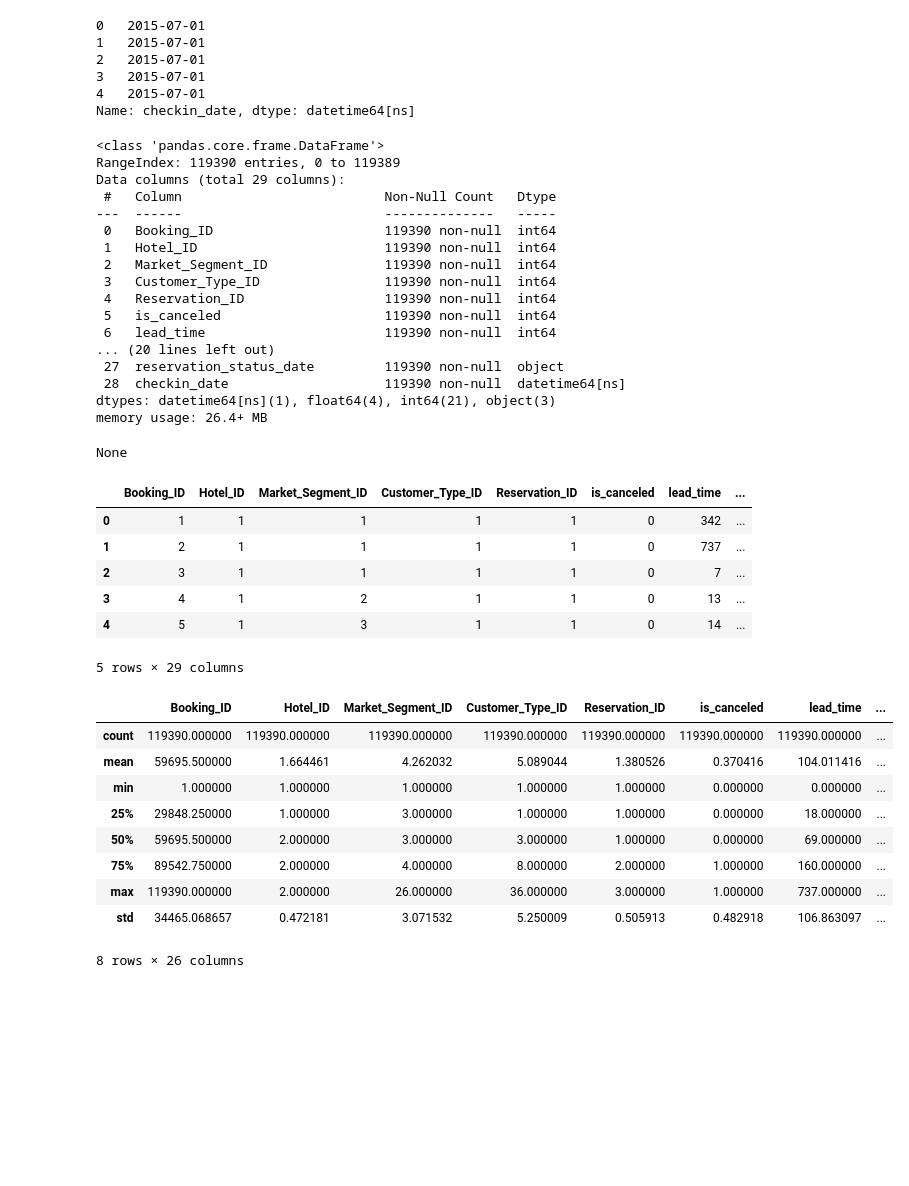
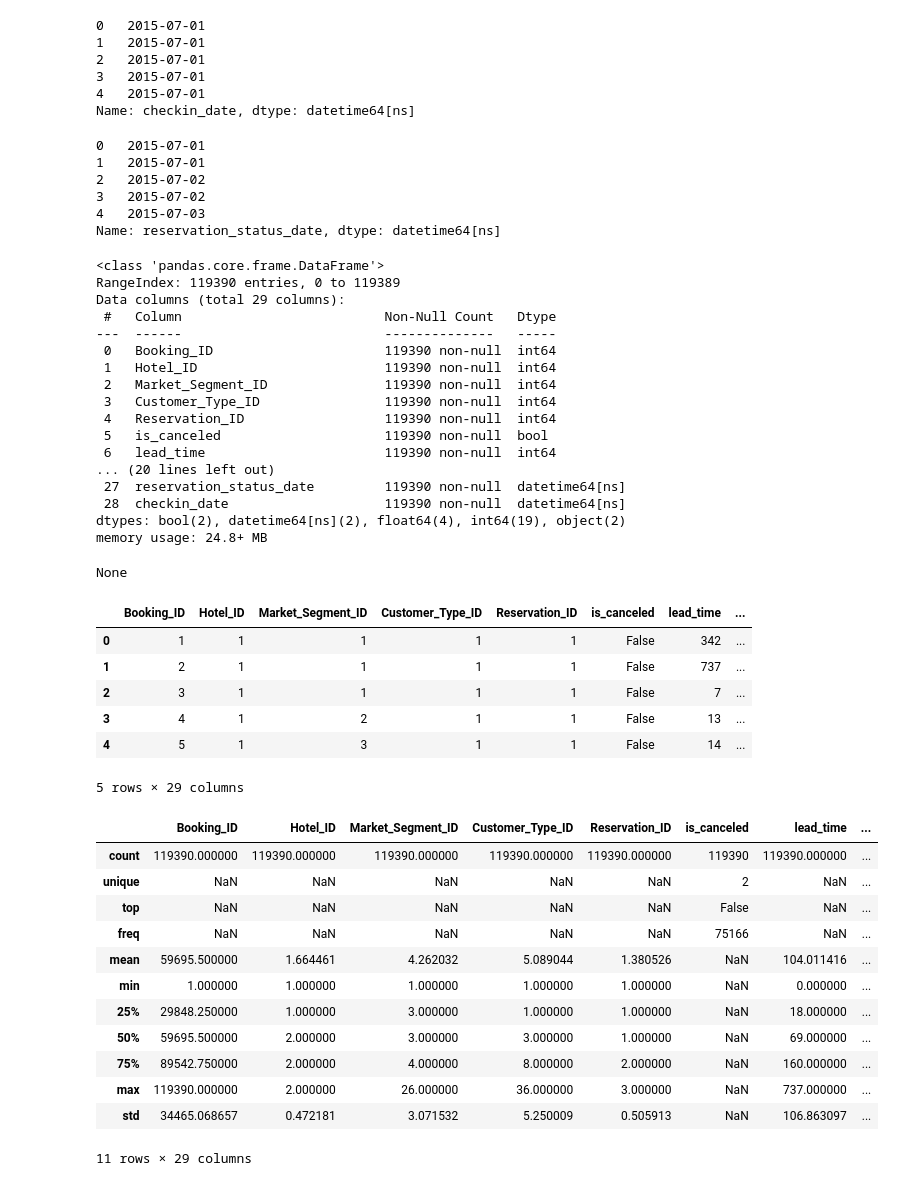
Before and after one commit to elsiejy/Capstone, a Jupyter notebook: Capstone_Hotel_Bookings.ipynb, the cells around one changed output. Saved outputs shown, nothing was run; the diff lists cells and outputs as text; code cells hidden in the pictures; blank space fills up the shorter version.

```diff
--- a/Capstone_Hotel_Bookings.ipynb
+++ b/Capstone_Hotel_Bookings.ipynb
@@ -270,41 +285,60 @@ Name: checkin_date, dtype: datetime64[ns]
+# %%
+# convert reservation_status_date to datetime format
+booking['reservation_status_date'] = pd.to_datetime(booking['reservation_status_date'])
+
+# view the first 5 rows of reservation_status_date
+print(booking['reservation_status_date'].head())
+# %% [output]
+0   2015-07-01
+1   2015-07-01
+2   2015-07-02
+3   2015-07-02
+4   2015-07-03
+Name: reservation_status_date, dtype: datetime64[ns]
+# %%
+# update data type to boolean for is_repeated_guest and is_canceled
+booking[['is_repeated_guest', 'is_canceled']] = booking[['is_repeated_guest', 'is_canceled']].astype(bool)
 # %%
 # check booking data
 display(booking.info())
 display(booking.head())
-display(booking.describe())
+display(booking.describe(include='all'))
 # %% [output]
 <class 'pandas.core.frame.DataFrame'>
 RangeIndex: 119390 entries, 0 to 119389
 Data columns (total 29 columns):
  #   Column                          Non-Null Count   Dtype
 ---  ------                          --------------   -----
  0   Booking_ID                      119390 non-null  int64
  1   Hotel_ID                        119390 non-null  int64
  2   Market_Segment_ID               119390 non-null  int64
  3   Customer_Type_ID                119390 non-null  int64
  4   Reservation_ID                  119390 non-null  int64
- 5   is_canceled                     119390 non-null  int64
+ 5   is_canceled                     119390 non-null  bool
  6   lead_time                       119390 non-null  int64
 ... (20 lines left out)
- 27  reservation_status_date         119390 non-null  object
+ 27  reservation_status_date         119390 non-null  datetime64[ns]
  28  checkin_date                    119390 non-null  datetime64[ns]
-dtypes: datetime64[ns](1), float64(4), int64(21), object(3)
-memory usage: 26.4+ MB
+dtypes: bool(2), datetime64[ns](2), float64(4), int64(19), object(2)
+memory usage: 24.8+ MB
 None
 |  | Booking_ID | Hotel_ID | Market_Segment_ID | Customer_Type_ID | Reservation_ID | is_canceled | lead_time | ... |
-| 0 | 1 | 1 | 1 | 1 | 1 | 0 | 342 | ... |
-| 1 | 2 | 1 | 1 | 1 | 1 | 0 | 737 | ... |
-| 2 | 3 | 1 | 1 | 1 | 1 | 0 | 7 | ... |
-| 3 | 4 | 1 | 2 | 1 | 1 | 0 | 13 | ... |
-| 4 | 5 | 1 | 3 | 1 | 1 | 0 | 14 | ... |
+| 0 | 1 | 1 | 1 | 1 | 1 | False | 342 | ... |
+| 1 | 2 | 1 | 1 | 1 | 1 | False | 737 | ... |
+| 2 | 3 | 1 | 1 | 1 | 1 | False | 7 | ... |
+| 3 | 4 | 1 | 2 | 1 | 1 | False | 13 | ... |
+| 4 | 5 | 1 | 3 | 1 | 1 | False | 14 | ... |
 5 rows × 29 columns
 |  | Booking_ID | Hotel_ID | Market_Segment_ID | Customer_Type_ID | Reservation_ID | is_canceled | lead_time | ... |
-| count | 119390.000000 | 119390.000000 | 119390.000000 | 119390.000000 | 119390.000000 | 119390.000000 | 119390.000000 | ... |
-| mean | 59695.500000 | 1.664461 | 4.262032 | 5.089044 | 1.380526 | 0.370416 | 104.011416 | ... |
-| min | 1.000000 | 1.000000 | 1.000000 | 1.000000 | 1.000000 | 0.000000 | 0.000000 | ... |
-| 25% | 29848.250000 | 1.000000 | 3.000000 | 1.000000 | 1.000000 | 0.000000 | 18.000000 | ... |
-| 50% | 59695.500000 | 2.000000 | 3.000000 | 3.000000 | 1.000000 | 0.000000 | 69.000000 | ... |
-| 75% | 89542.750000 | 2.000000 | 4.000000 | 8.000000 | 2.000000 | 1.000000 | 160.000000 | ... |
-| max | 119390.000000 | 2.000000 | 26.000000 | 36.000000 | 3.000000 | 1.000000 | 737.000000 | ... |
-| std | 34465.068657 | 0.472181 | 3.071532 | 5.250009 | 0.505913 | 0.482918 | 106.863097 | ... |
+| count | 119390.000000 | 119390.000000 | 119390.000000 | 119390.000000 | 119390.000000 | 119390 | 119390.000000 | ... |
+| unique | NaN | NaN | NaN | NaN | NaN | 2 | NaN | ... |
+| top | NaN | NaN | NaN | NaN | NaN | False | NaN | ... |
+| freq | NaN | NaN | NaN | NaN | NaN | 75166 | NaN | ... |
+| mean | 59695.500000 | 1.664461 | 4.262032 | 5.089044 | 1.380526 | NaN | 104.011416 | ... |
+| min | 1.000000 | 1.000000 | 1.000000 | 1.000000 | 1.000000 | NaN | 0.000000 | ... |
+| 25% | 29848.250000 | 1.000000 | 3.000000 | 1.000000 | 1.000000 | NaN | 18.000000 | ... |
+| 50% | 59695.500000 | 2.000000 | 3.000000 | 3.000000 | 1.000000 | NaN | 69.000000 | ... |
+| 75% | 89542.750000 | 2.000000 | 4.000000 | 8.000000 | 2.000000 | NaN | 160.000000 | ... |
+| max | 119390.000000 | 2.000000 | 26.000000 | 36.000000 | 3.000000 | NaN | 737.000000 | ... |
+| std | 34465.068657 | 0.472181 | 3.071532 | 5.250009 | 0.505913 | NaN | 106.863097 | ... |
-8 rows × 26 columns
+11 rows × 29 columns
```
Also changed, not shown: parts of 11 cells of this notebook.
